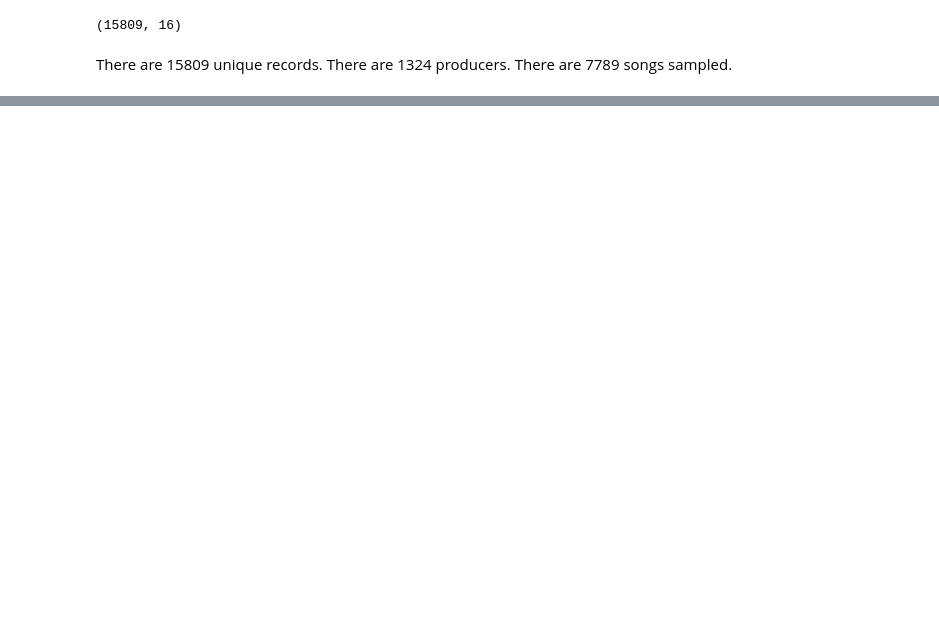
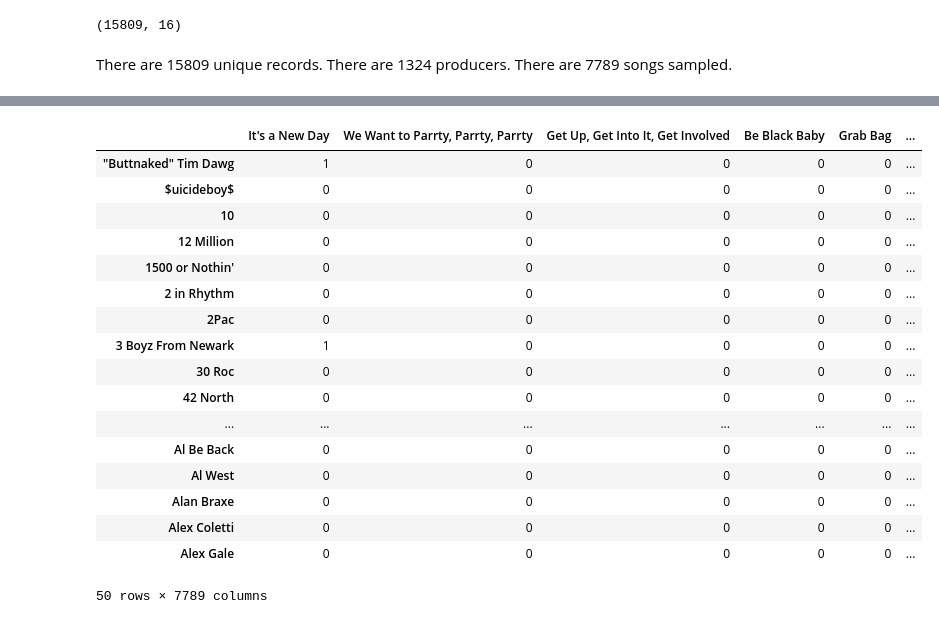
Before and after one commit to Jesse-Kerr/recordmender, a Jupyter notebook: mongo to sparse.ipynb, the cells around one changed output, grey strips where cells are left out. Drawn from its saved outputs; the diff is of its cells as text; code cells hidden in the pictures; blank space fills up the shorter version.

Commit message:
Utility matrix is functional

```diff
--- a/mongo to sparse.ipynb
+++ b/mongo to sparse.ipynb
@@ -105,0 +17,21 @@ df.head()
+# %%
+utility2.head(50)
+# %% [output]
+|  | It's a New Day | We Want to Parrty, Parrty, Parrty | Get Up, Get Into It, Get Involved | Be Black Baby | Grab Bag | ... |
+| "Buttnaked" Tim Dawg | 1 | 0 | 0 | 0 | 0 | ... |
+| $uicideboy$ | 0 | 0 | 0 | 0 | 0 | ... |
+| 10 | 0 | 0 | 0 | 0 | 0 | ... |
+| 12 Million | 0 | 0 | 0 | 0 | 0 | ... |
+| 1500 or Nothin' | 0 | 0 | 0 | 0 | 0 | ... |
+| 2 in Rhythm | 0 | 0 | 0 | 0 | 0 | ... |
+| 2Pac | 0 | 0 | 0 | 0 | 0 | ... |
+| 3 Boyz From Newark | 1 | 0 | 0 | 0 | 0 | ... |
+| 30 Roc | 0 | 0 | 0 | 0 | 0 | ... |
+| 42 North | 0 | 0 | 0 | 0 | 0 | ... |
+| ... | ... | ... | ... | ... | ... | ... |
+| Al Be Back | 0 | 0 | 0 | 0 | 0 | ... |
+| Al West | 0 | 0 | 0 | 0 | 0 | ... |
+| Alan Braxe | 0 | 0 | 0 | 0 | 0 | ... |
+| Alex Coletti | 0 | 0 | 0 | 0 | 0 | ... |
+| Alex Gale | 0 | 0 | 0 | 0 | 0 | ... |
+50 rows × 7789 columns
```
Also changed, not shown: parts of 11 cells of this notebook, 2 other files.
